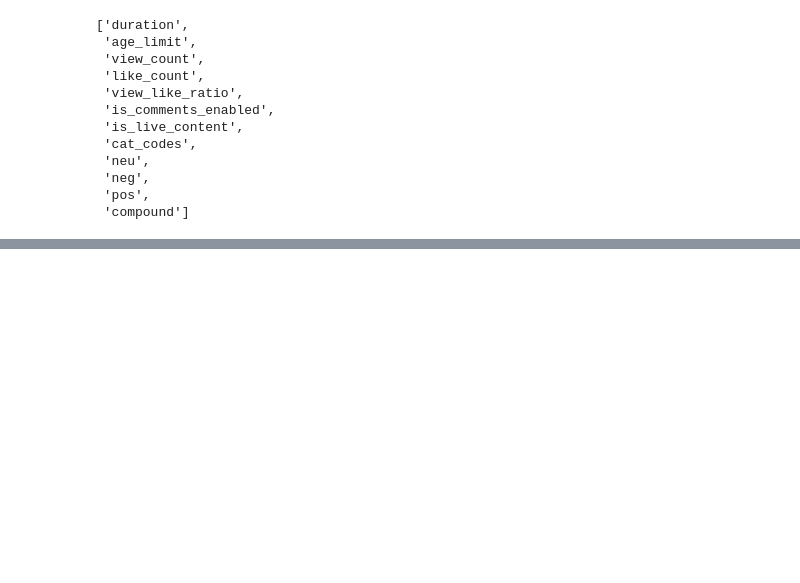
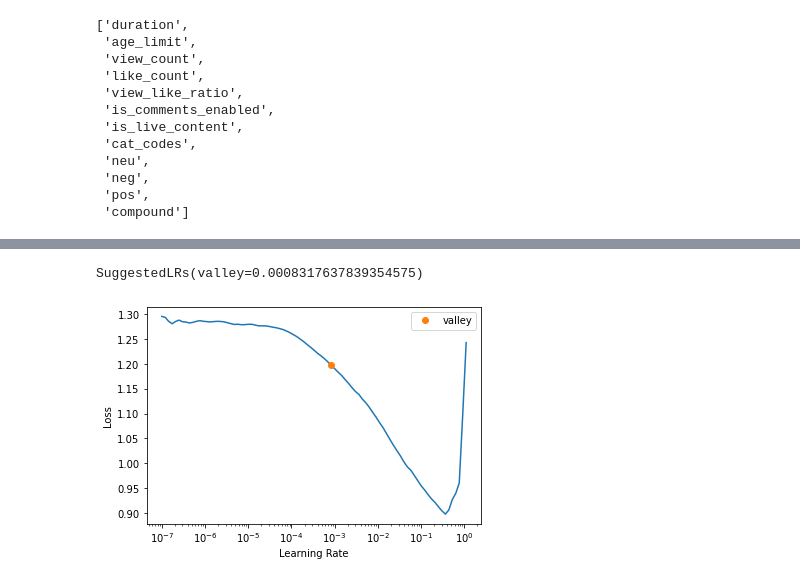
Before and after one commit to Jmete/youtube-dislikes, a Jupyter notebook: notebooks/model_training_tests.ipynb, the cells around one changed output, grey strips where cells are left out. Saved outputs shown, nothing was run; the diff lists cells and outputs as text; code cells hidden in the pictures; blank space fills up the shorter version.

```diff
--- a/notebooks/model_training_tests.ipynb
+++ b/notebooks/model_training_tests.ipynb
@@ -60,3 +65,7 @@ X_cols = [
 ]
 
 y_col = "ld_score_ohe"
+
+# Get all related columns - useful for fastai models
+all_related_cols = X_cols.copy()
+all_related_cols.append(y_col)
@@ -228,0 +393,30 @@ X_cols
+# %%
+# Create dataframe with all required columns
+tab_df = training_df[all_related_cols].copy()
+
+def remap_target(value):
+    if value == -1:
+        return "Negative"
+    elif value == 0:
+        return "Neutral"
+    elif value == 1:
+        return "Positive"
+
+tab_df["ld_score_ohe"] = tab_df["ld_score_ohe"].apply(remap_target)
+
+# Create tabular object and dataloaders
+cat_names = ['age_limit','is_comments_enabled','is_live_content','cat_codes']
+cont_names = ['duration', 'view_count', 'like_count','view_like_ratio','neu','neg','pos','compound']
+procs = [Categorify, FillMissing, Normalize]
+
+# Creates splits
+splits = RandomSplitter(valid_pct=0.1)(range_of(tab_df))
+
+to = TabularPandas(tab_df, procs=procs,
+                   cat_names = cat_names,
+                   cont_names = cont_names,
+                   y_names=y_col,
+                   y_block=CategoryBlock,
+                   splits=splits)
+
+dls = to.dataloaders(bs=2048)
@@ -228,0 +429,11 @@ X_cols
+# %%
+cross_entropy_loss_flat = CrossEntropyLossFlat()
+f1_score_fai = F1Score()
+f1_score_multi = F1ScoreMulti(average="weighted")
+# %%
+# Create tabular learner
+learn_tab = tabular_learner(dls, layers=[100,200,100], metrics=accuracy,loss_func=cross_entropy_loss_flat)
+# %%
+# Fastai has a useful function to estimate the best learning rate to use.
+learn_tab.lr_find()
+# %% [output]
@@ -229 +441,3 @@ X_cols
+SuggestedLRs(valley=0.0008317637839354575)
+[figure, added]
 # %%
```
Also changed, not shown: parts of 20 cells of this notebook, 4 other files.
